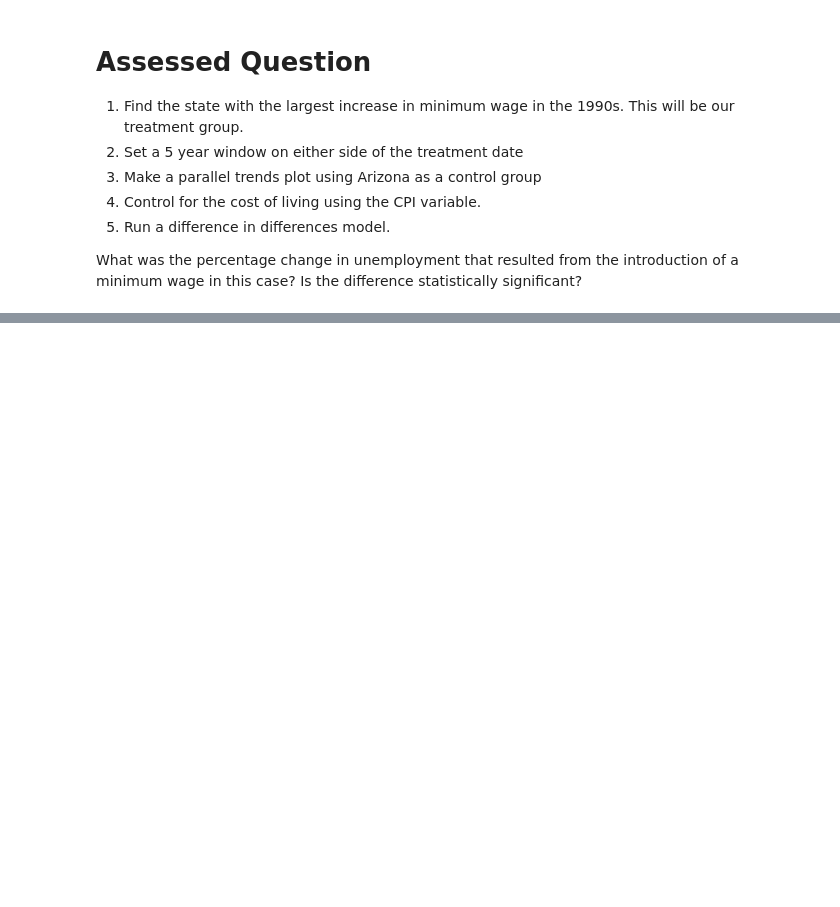
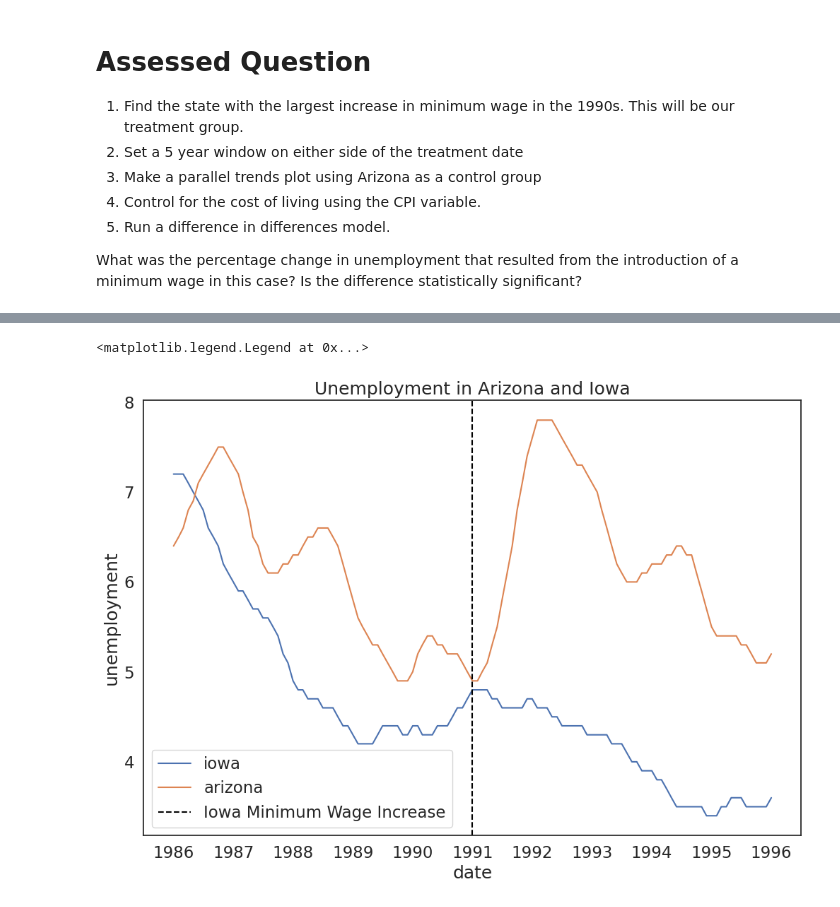
Before and after one commit to Maiasamberger/QM2, a Jupyter notebook: notebooks_2025_option_2/W08. Diff-in-Diff.ipynb, the cells around one changed output, grey strips where cells are left out. Cells and saved outputs as stored; diff of their text form; code cells hidden in the pictures; blank space fills up the shorter version.

```diff
--- a/notebooks_2025_option_2/W08. Diff-in-Diff.ipynb
+++ b/notebooks_2025_option_2/W08. Diff-in-Diff.ipynb
@@ -335,0 +544,9 @@ What was the percentage change in unemployment that resulted from the introducti
+# %%
+# 2. Set a 5 year window on either side of the treatment date
+
+start_window = treatment_date - pd.DateOffset(years=5)
+end_window   = treatment_date + pd.DateOffset(years=5)
+
+df_state = df_state[(df_state['date'] >= start_window) & (df_state['date'] <= end_window)]
+
+start_window, end_window
@@ -335,0 +555,22 @@ What was the percentage change in unemployment that resulted from the introducti
+# %%
+# 3. Make a parallel trends plot using Arizona as a control group
+
+# bring in arizona and filter to window
+
+df_az = df_s[df_s['state'] == 'arizona'].sort_values('date')
+df_az = df_az[(df_az['date'] >= start_window) & (df_az['date'] <= end_window)]
+
+# concat treatment and control into one df again
+
+df_plot = pd.concat([df_state, df_az])
+
+
+# make parallel trends plot with the df_plot
+
+sns.lineplot(data=df_plot,x='date',y='unemployment',hue='state')
+plt.axvline(pd.to_datetime('1991-01-01'),color='black',linestyle='dashed', label='Iowa Minimum Wage Increase')
+plt.title('Unemployment in Arizona and Iowa')
+plt.legend()
+# %% [output]
+<matplotlib.legend.Legend at 0x...>
+[figure, added]
```
Also changed, not shown: parts of 23 cells of this notebook.
